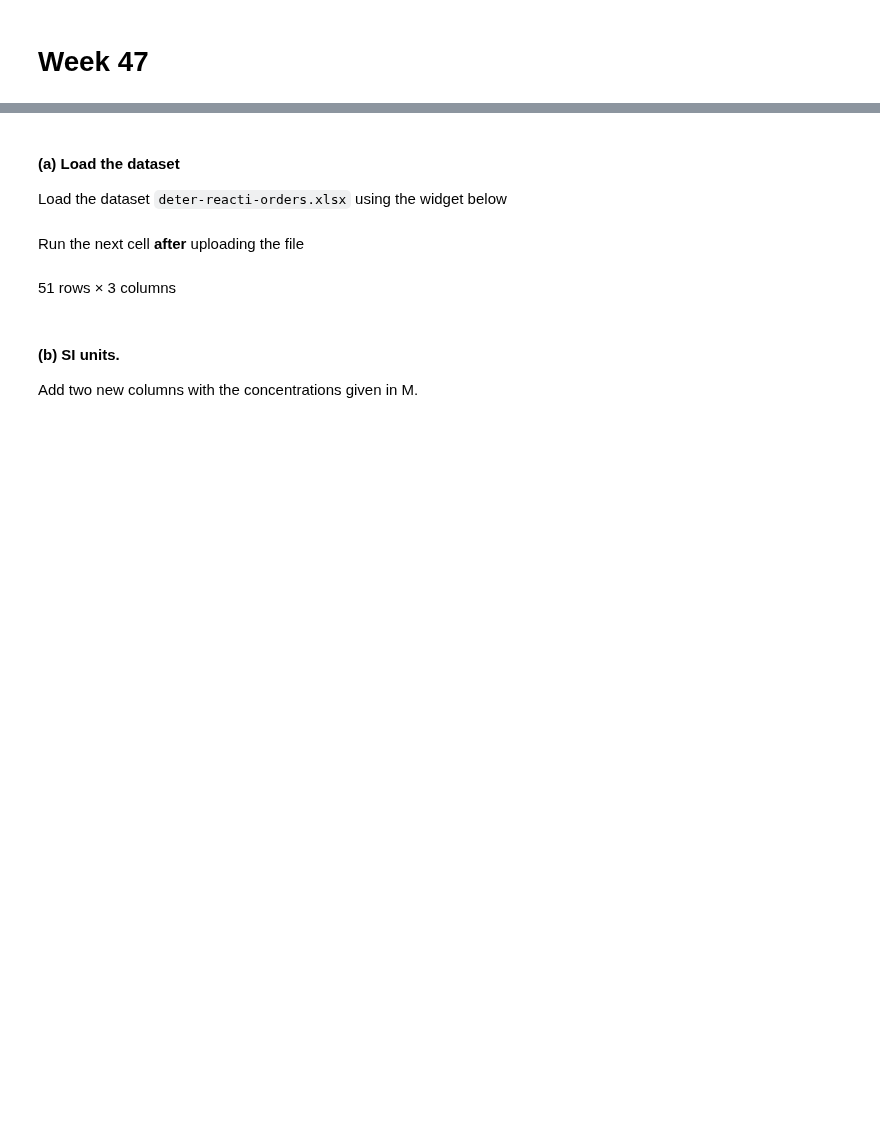
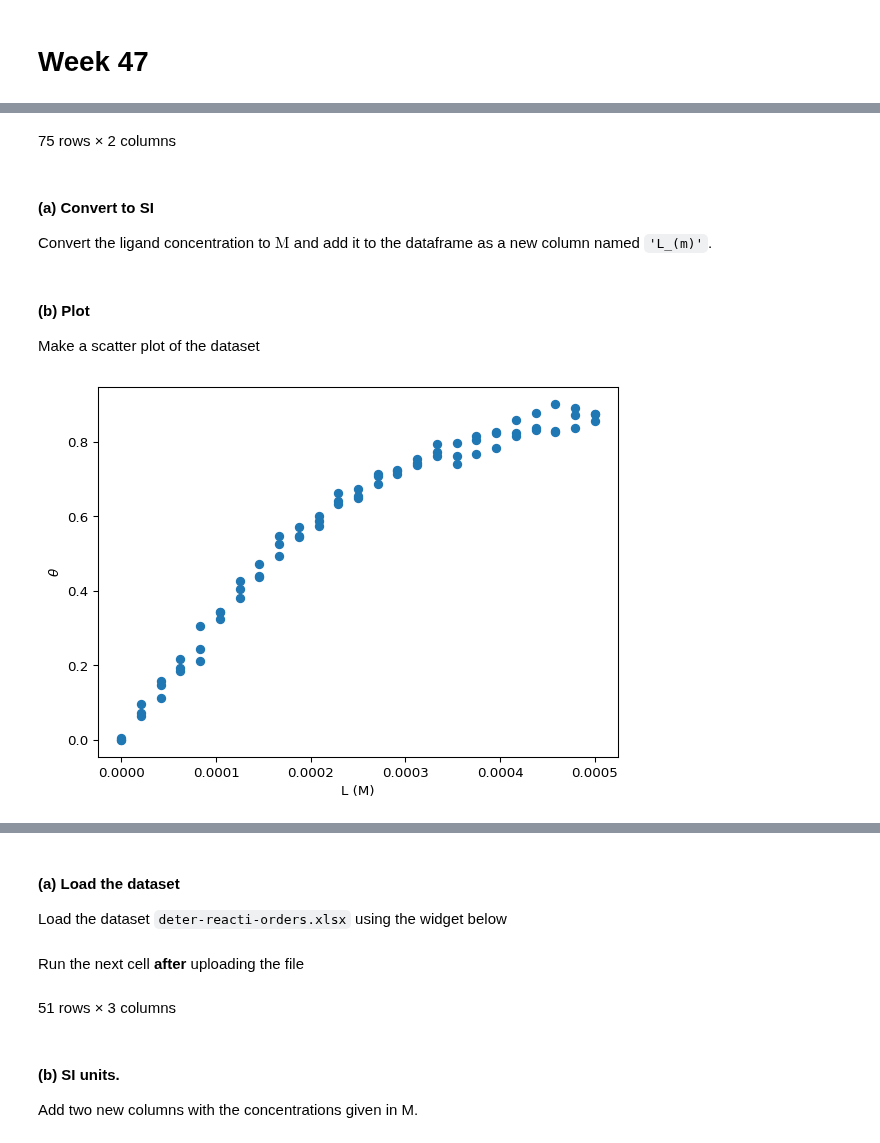
Before and after one commit to au-mbg/fysisk-biokemi, a Jupyter notebook: built_notebooks/master/week_47.ipynb, the cells around one changed output, grey strips where cells are left out. Saved outputs shown, nothing was run; the diff lists cells and outputs as text; code cells hidden in the pictures; blank space fills up the shorter version.

```diff
--- a/built_notebooks/master/week_47.ipynb
+++ b/built_notebooks/master/week_47.ipynb
@@ -12,0 +35,27 @@ except ImportError:
+# %%
+from IPython.display import display
+from fysisk_biokemi.datasets import load_dataset
+df = load_dataset('binding_data_sq') # Load from package for the solution so it doesn't require to interact.
+display(df)
+# %% [output]
+75 rows × 2 columns
+# %% [markdown]
+#### (a) Convert to SI
+
+Convert the ligand concentration to $\mathrm{M}$ and add it to the
+dataframe as a new column named `'L_(m)'`.
+# %%
+df['L_(M)'] = df['L_(uM)'] * 10**(-6)
+# %% [markdown]
+#### (b) Plot
+
+Make a scatter plot of the dataset
+# %%
+fig, ax = plt.subplots()
+
+ax.plot(df['L_(M)'], df['theta'], 'o')
+ax.set_xlabel('L (M)')
+ax.set_ylabel(r'$\theta$')
+plt.show()
+# %% [output]
+[figure, added]
```
Also changed, not shown: parts of 24 cells of this notebook, 13 other files.
